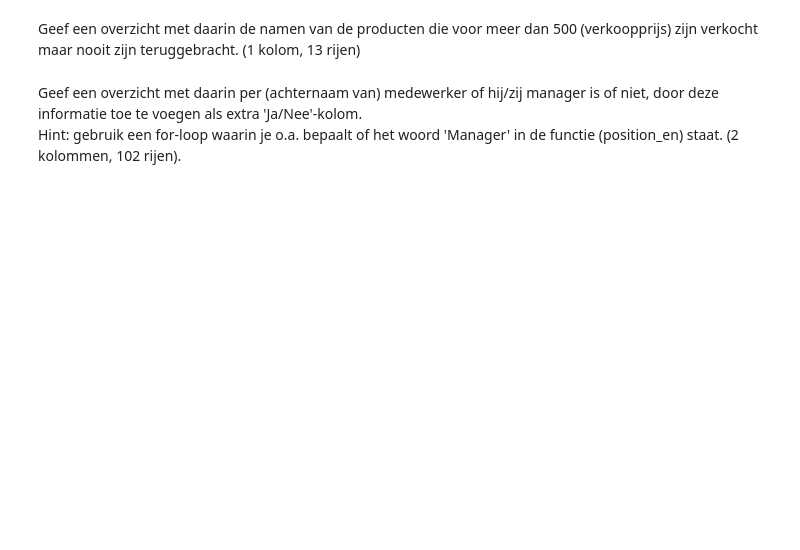
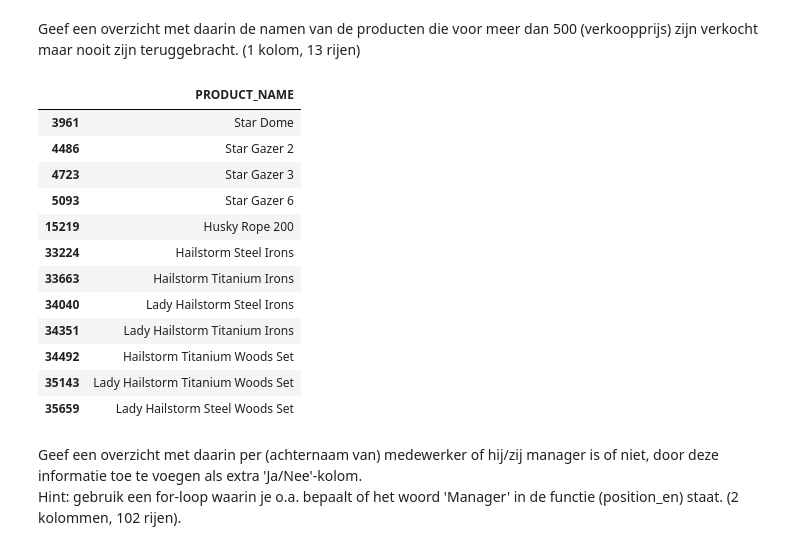
Before and after one commit to Wollepluis/DEDSPortfolio, a Jupyter notebook: Week1/DEDS_WC_1.2_en_1.3_Opdrachten.ipynb, the cells around one changed output. Cells and saved outputs as stored; diff of their text form; code cells hidden in the pictures; blank space fills up the shorter version.

```diff
--- a/Week1/DEDS_WC_1.2_en_1.3_Opdrachten.ipynb
+++ b/Week1/DEDS_WC_1.2_en_1.3_Opdrachten.ipynb
@@ -541,5 +565,30 @@ Geef een overzicht met daarin het aantal producten waarvan de marge lager is dan
 # %% [markdown]
 Geef een overzicht met daarin de namen van de producten die voor meer dan 500 (verkoopprijs) zijn verkocht maar nooit zijn teruggebracht. (1 kolom, 13 rijen)
+# %%
+product_data = get_table_data('product')
+order_details_data = get_table_data('order_details')
+return_item_data = get_table_data('returned_item')
+
+merged_data = product_data.merge(order_details_data, on='PRODUCT_NUMBER', how='left')
+merged_data2 = merged_data.merge(return_item_data, on='ORDER_DETAIL_CODE', how='left')
+filter = merged_data2.loc[(merged_data2['RETURN_REASON_CODE'].notna()) & (merged_data2['UNIT_PRICE'] > 500)]
+filter = filter[['PRODUCT_NAME']].drop_duplicates()
+
+pandas.DataFrame(filter['PRODUCT_NAME'])
+# %% [output]
+|  | PRODUCT_NAME |
+| 3961 | Star Dome |
+| 4486 | Star Gazer 2 |
+| 4723 | Star Gazer 3 |
+| 5093 | Star Gazer 6 |
+| 15219 | Husky Rope 200 |
+| 33224 | Hailstorm Steel Irons |
+| 33663 | Hailstorm Titanium Irons |
+| 34040 | Lady Hailstorm Steel Irons |
+| 34351 | Lady Hailstorm Titanium Irons |
+| 34492 | Hailstorm Titanium Woods Set |
+| 35143 | Lady Hailstorm Titanium Woods Set |
+| 35659 | Lady Hailstorm Steel Woods Set |
 # %% [markdown]
 Geef een overzicht met daarin per (achternaam van) medewerker of hij/zij manager is of niet, door deze informatie toe te voegen als extra 'Ja/Nee'-kolom.<br>
 Hint: gebruik een for-loop waarin je o.a. bepaalt of het woord 'Manager' in de functie (position_en) staat. (2 kolommen, 102 rijen).
```
Also changed, not shown: parts of 7 cells of this notebook.
